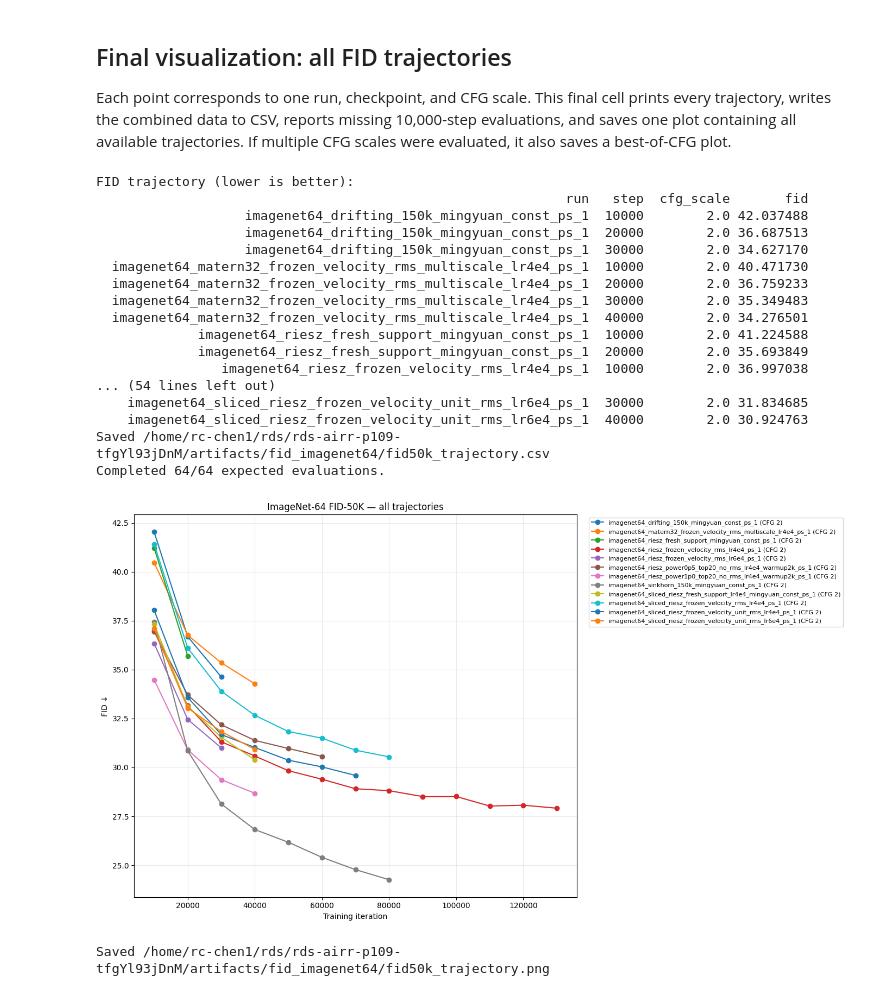
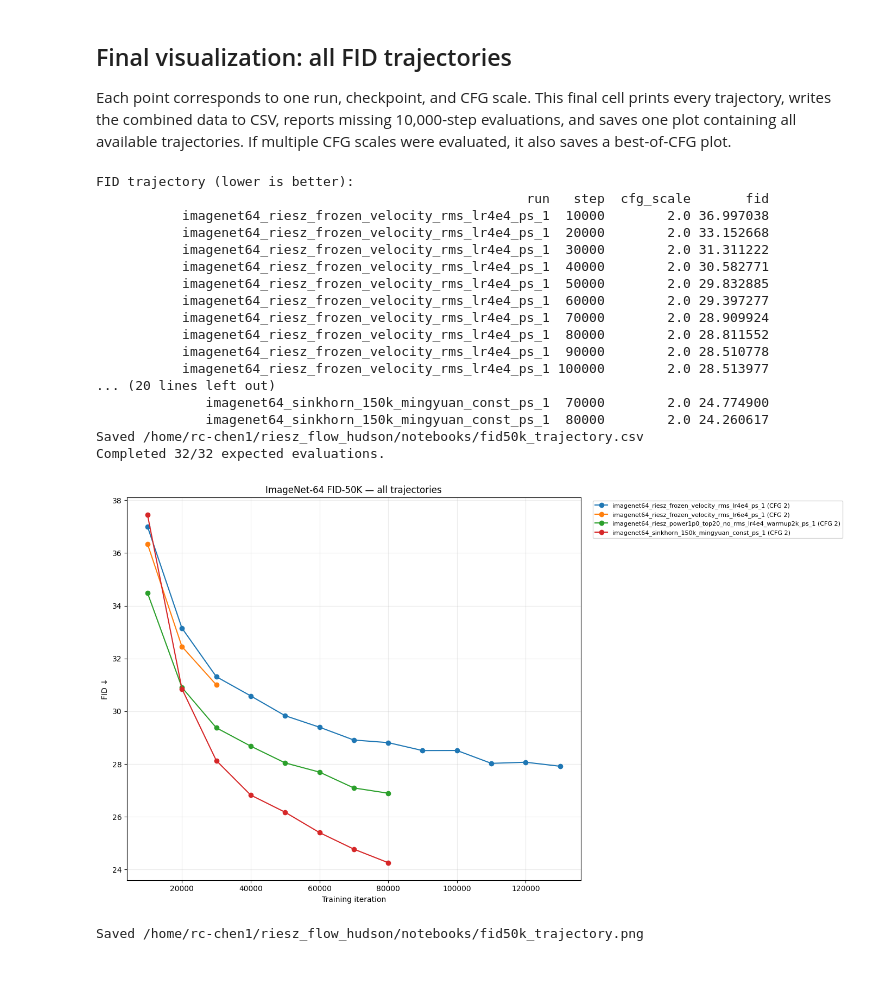
Before and after one commit to hudsonchen/riesz_flow_hudson, a Jupyter notebook: notebooks/fid_imagenet64.ipynb, the cells around one changed output. Saved outputs shown, nothing was run; the diff lists cells and outputs as text; code cells hidden in the pictures.

```diff
--- a/notebooks/fid_imagenet64.ipynb
+++ b/notebooks/fid_imagenet64.ipynb
@@ -33,6 +33,7 @@ if REPO is None:
 RDS_ROOT = Path("/home/rc-chen1/rds/rds-airr-p109-tfgYl93jDnM")
 RUNS_ROOT = RDS_ROOT / "runs"
 RESULTS_ROOT = RDS_ROOT / "artifacts" / "fid_imagenet64"
+NOTEBOOK_ROOT = REPO / "notebooks"
 NODE_TMP = Path(os.environ.get("SLURM_TMPDIR") or os.environ.get("TMPDIR") or "/tmp")
 TMP_ROOT = NODE_TMP / f"fid_imagenet64_{os.environ.get('SLURM_JOB_ID', os.getpid())}"
 STEP_INTERVAL = 10_000
@@ -48,6 +49,14 @@ EXCLUDED_RUNS = {
     "imagenet64_direct_riesz_no_support_const_lr_ps_1",
     "imagenet64_riesz_saved_support_mingyuan_const_ps_1",
     "imagenet64_sliced_riesz_frozen_velocity_rms_ps_1",
+    "imagenet64_drifting_150k_mingyuan_const_ps_1",
+    "imagenet64_matern32_frozen_velocity_rms_multiscale_lr4e4_ps_1",
+    "imagenet64_riesz_fresh_support_mingyuan_const_ps_1",
+    "imagenet64_sliced_riesz_fresh_support_lr4e4_mingyuan_const_ps_1",
+    "imagenet64_sliced_riesz_frozen_velocity_rms_lr4e4_ps_1",
+    "imagenet64_sliced_riesz_frozen_velocity_unit_rms_lr4e4_ps_1",
+    "imagenet64_sliced_riesz_frozen_velocity_unit_rms_lr6e4_ps_1",
+    "imagenet64_riesz_power0p5_top20_no_rms_lr4e4_warmup2k_ps_1",
 }
 MAX_CHECKPOINTS = None      # e.g. 2 for a smoke test; None evaluates everything
 
@@ -313,7 +315,7 @@ if results.empty:
     print("No matching cached results yet. Run the evaluation cell above.")
 else:
     trajectory = results[["run", "step", "cfg_scale", "fid"]].copy()
-    trajectory_path = RESULTS_ROOT / f"fid{NUM_SAMPLES // 1000}k_trajectory.csv"
+    trajectory_path = NOTEBOOK_ROOT / f"fid{NUM_SAMPLES // 1000}k_trajectory.csv"
     trajectory.to_csv(trajectory_path, index=False)
     print("FID trajectory (lower is better):")
     print(trajectory.to_string(index=False))
@@ -326,50 +328,50 @@ else:
     print(f"Completed {len(completion) - len(missing)}/{len(completion)} expected evaluations.")
     if not missing.empty:
         print("Missing evaluations (rerun the evaluation cell):")
         print(missing.to_string(index=False))
     fig, ax = plt.subplots(figsize=(14, 8))
     for (run, cfg), group in results.groupby(["run", "cfg_scale"]):
         ax.plot(group["step"], group["fid"], marker="o", label=f"{run} (CFG {cfg:g})")
     ax.set(title=f"ImageNet-64 FID-{NUM_SAMPLES // 1000}K — all trajectories", xlabel="Training iteration", ylabel="FID ↓")
     ax.grid(alpha=0.25)
     ax.legend(bbox_to_anchor=(1.02, 1), loc="upper left", fontsize=8)
     fig.tight_layout()
-    plot_path = RESULTS_ROOT / f"fid{NUM_SAMPLES // 1000}k_trajectory.png"
+    plot_path = NOTEBOOK_ROOT / f"fid{NUM_SAMPLES // 1000}k_trajectory.png"
     fig.savefig(plot_path, dpi=180, bbox_inches="tight")
     plt.show()
     print(f"Saved {plot_path}")
 
     if results["cfg_scale"].nunique() > 1:
         best = results.loc[results.groupby(["run", "step"])["fid"].idxmin()].sort_values(["run", "step"])
         fig, ax = plt.subplots(figsize=(14, 8))
         for run, group in best.groupby("run"):
             ax.plot(group["step"], group["fid"], marker="o", label=run)
         ax.set(title=f"ImageNet-64 best-of-CFG FID-{NUM_SAMPLES // 1000}K", xlabel="Training iteration", ylabel="Best FID ↓")
         ax.grid(alpha=0.25)
         ax.legend(bbox_to_anchor=(1.02, 1), loc="upper left", fontsize=8)
         fig.tight_layout()
-        best_path = RESULTS_ROOT / f"fid{NUM_SAMPLES // 1000}k_best_cfg_trajectory.png"
+        best_path = NOTEBOOK_ROOT / f"fid{NUM_SAMPLES // 1000}k_best_cfg_trajectory.png"
         fig.savefig(best_path, dpi=180, bbox_inches="tight")
         plt.show()
         display(best[["run", "step", "cfg_scale", "fid"]])
         print(f"Saved {best_path}")
 # %% [output]
 FID trajectory (lower is better):
-                                                            run   step  cfg_scale       fid
-                   imagenet64_drifting_150k_mingyuan_const_ps_1  10000        2.0 42.037488
-                   imagenet64_drifting_150k_mingyuan_const_ps_1  20000        2.0 36.687513
-                   imagenet64_drifting_150k_mingyuan_const_ps_1  30000        2.0 34.627170
-  imagenet64_matern32_frozen_velocity_rms_multiscale_lr4e4_ps_1  10000        2.0 40.471730
-  imagenet64_matern32_frozen_velocity_rms_multiscale_lr4e4_ps_1  20000        2.0 36.759233
-  imagenet64_matern32_frozen_velocity_rms_multiscale_lr4e4_ps_1  30000        2.0 35.349483
-  imagenet64_matern32_frozen_velocity_rms_multiscale_lr4e4_ps_1  40000        2.0 34.276501
-             imagenet64_riesz_fresh_support_mingyuan_const_ps_1  10000        2.0 41.224588
-             imagenet64_riesz_fresh_support_mingyuan_const_ps_1  20000        2.0 35.693849
-                imagenet64_riesz_frozen_velocity_rms_lr4e4_ps_1  10000        2.0 36.997038
-... (54 lines left out)
-    imagenet64_sliced_riesz_frozen_velocity_unit_rms_lr6e4_ps_1  30000        2.0 31.834685
-    imagenet64_sliced_riesz_frozen_velocity_unit_rms_lr6e4_ps_1  40000        2.0 30.924763
-Saved /home/rc-chen1/rds/rds-airr-p109-tfgYl93jDnM/artifacts/fid_imagenet64/fid50k_trajectory.csv
-Completed 64/64 expected evaluations.
+                                                       run   step  cfg_scale       fid
+           imagenet64_riesz_frozen_velocity_rms_lr4e4_ps_1  10000        2.0 36.997038
+           imagenet64_riesz_frozen_velocity_rms_lr4e4_ps_1  20000        2.0 33.152668
+           imagenet64_riesz_frozen_velocity_rms_lr4e4_ps_1  30000        2.0 31.311222
+           imagenet64_riesz_frozen_velocity_rms_lr4e4_ps_1  40000        2.0 30.582771
+           imagenet64_riesz_frozen_velocity_rms_lr4e4_ps_1  50000        2.0 29.832885
+           imagenet64_riesz_frozen_velocity_rms_lr4e4_ps_1  60000        2.0 29.397277
+           imagenet64_riesz_frozen_velocity_rms_lr4e4_ps_1  70000        2.0 28.909924
+           imagenet64_riesz_frozen_velocity_rms_lr4e4_ps_1  80000        2.0 28.811552
+           imagenet64_riesz_frozen_velocity_rms_lr4e4_ps_1  90000        2.0 28.510778
+           imagenet64_riesz_frozen_velocity_rms_lr4e4_ps_1 100000        2.0 28.513977
+... (20 lines left out)
+              imagenet64_sinkhorn_150k_mingyuan_const_ps_1  70000        2.0 24.774900
+              imagenet64_sinkhorn_150k_mingyuan_const_ps_1  80000        2.0 24.260617
+Saved /home/rc-chen1/riesz_flow_hudson/notebooks/fid50k_trajectory.csv
+Completed 32/32 expected evaluations.
-[figure, old version]
+[figure, new version]
-Saved /home/rc-chen1/rds/rds-airr-p109-tfgYl93jDnM/artifacts/fid_imagenet64/fid50k_trajectory.png
+Saved /home/rc-chen1/riesz_flow_hudson/notebooks/fid50k_trajectory.png
```
Also changed, not shown: parts of 3 cells of this notebook, 3 other files.
